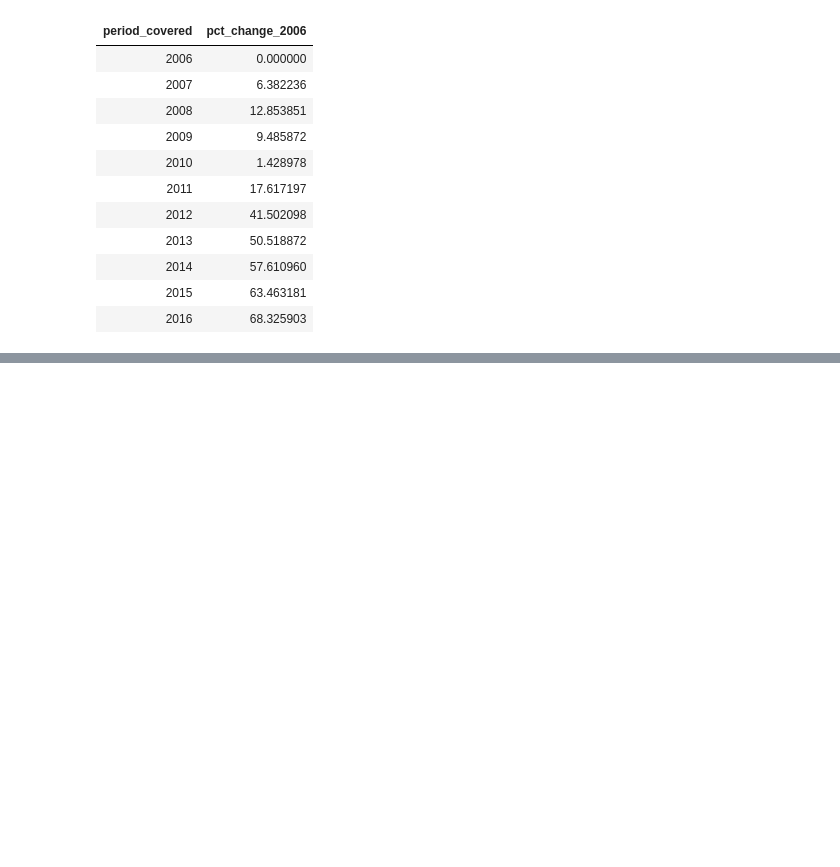
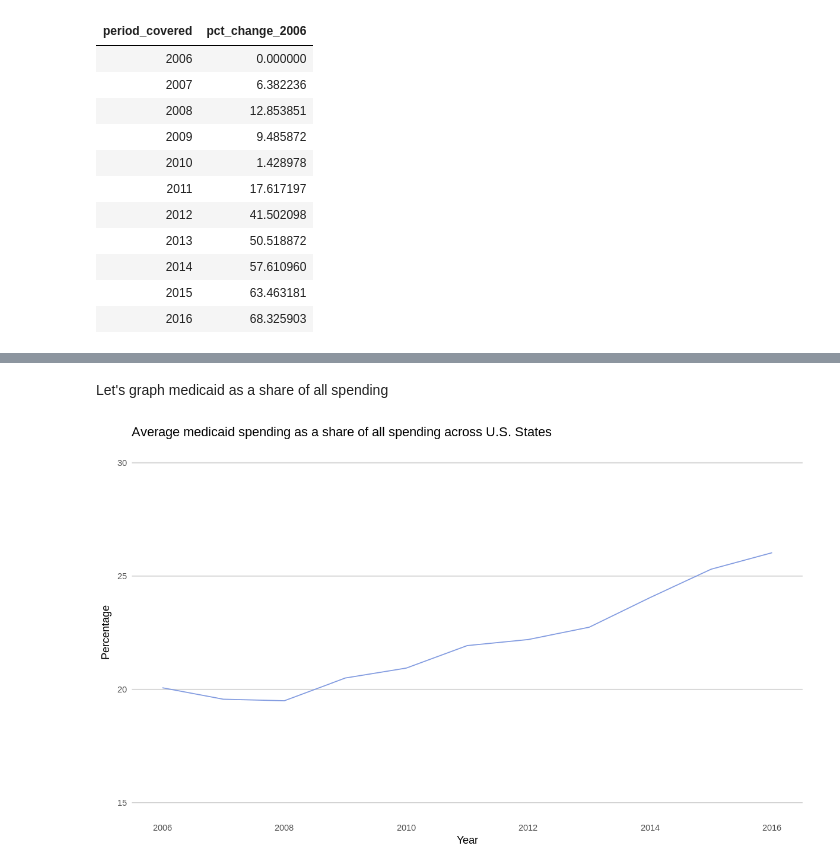
Before and after one commit to PublicI/medicaid-graphic, a Jupyter notebook: graphic.ipynb, the cells around one changed output, grey strips where cells are left out. Drawn from its saved outputs; the diff is of its cells as text; code cells hidden in the pictures; blank space fills up the shorter version.

Commit message:
Added state medicaid spending by state

```diff
--- a/graphic.ipynb
+++ b/graphic.ipynb
@@ -120,0 +135,19 @@ Warning message:
+# %% [markdown]
+Let's graph medicaid as a share of all spending
+# %%
+temp = df %>%
+    group_by(period_covered) %>%
+    summarise(medicaid_share = mean(medicaid_as_share_of_all_spending), drug_share = mean(drugs_as_share_of_medicaid))
+
+ggplot(temp,aes(period_covered,medicaid_share)) +
+    geom_line(color = '#829be0') +
+    xlab('Year') +
+    ylab('Percentage') +
+    ggtitle('Average medicaid spending as a share of all spending across U.S. States') +
+    ylim(c(15,30)) +
+    theme(panel.background = element_blank(),
+          panel.grid.major.y = element_line(color = 'lightgrey'),
+          panel.grid.major.x = element_blank(),
+          axis.ticks = element_blank())
+# %% [output]
+[figure, added]
```
Also changed, not shown: parts of 8 cells of this notebook.
